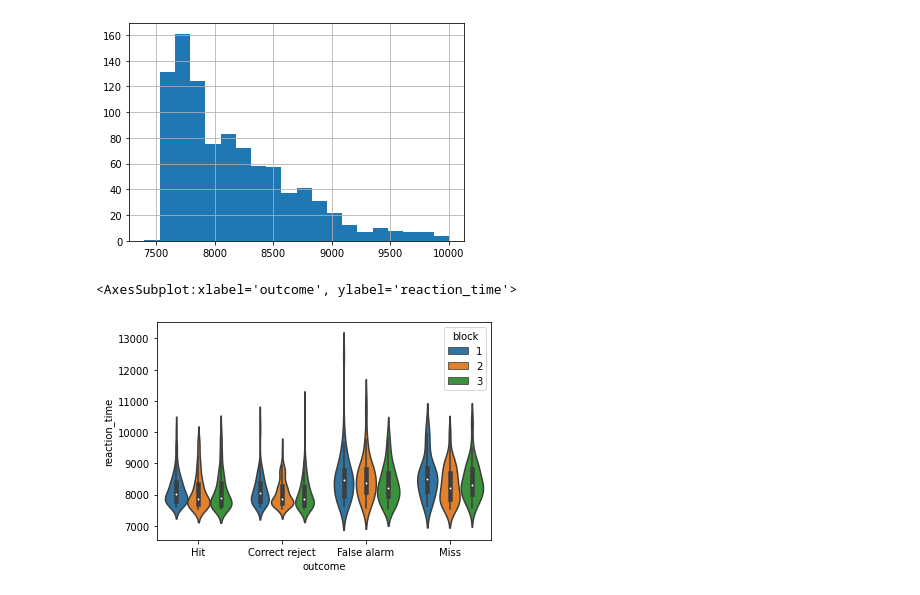
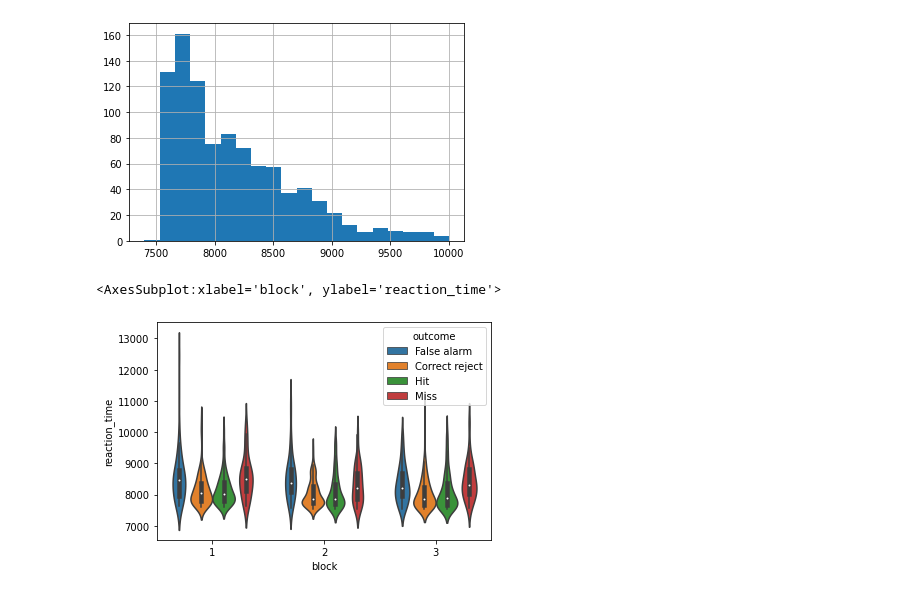
Before and after one commit to assr-biporal/analysis_gammacontrol, a Jupyter notebook: behavior_analysis_in_session.ipynb, the cells around one changed output. Saved outputs shown, nothing was run; the diff lists cells and outputs as text; code cells hidden in the pictures.

Commit message:
plot response time & answer rate

```diff
--- a/behavior_analysis_in_session.ipynb
+++ b/behavior_analysis_in_session.ipynb
@@ -1,13 +1,12 @@
 # %%
 %matplotlib inline
 import pathlib
-dir_path = pathlib.Path.home()/pathlib.Path('OneDrive/gamma_control_log/answers.csv')
+dir_path = pathlib.Path.home()/pathlib.Path('Documents/gamma_control_data/answers.csv')
 assert dir_path.exists()
 
 import pandas
 # %%
 df = pandas.read_csv(dir_path)
-df = df
 df.head()
 # %% [output]
 |  | Unnamed: 0 | session_type | event_name | ??? | response | key | mouse_X | mouse_Y | error_code | ... |
@@ -24,9 +23,9 @@ df.reaction_time.hist(bins=20, range=(7400, 10000))
 # %%
 import seaborn
 seaborn.violinplot(
-    x='outcome', y='reaction_time', hue='block', data=df,
+    x='block', y='reaction_time', hue='outcome', data=df,
 
 )
 # %% [output]
-<AxesSubplot:xlabel='outcome', ylabel='reaction_time'>
+<AxesSubplot:xlabel='block', ylabel='reaction_time'>
-[figure, old version]
+[figure, new version]
```
Also changed, not shown: parts of 2 cells of this notebook, 1 other file.
